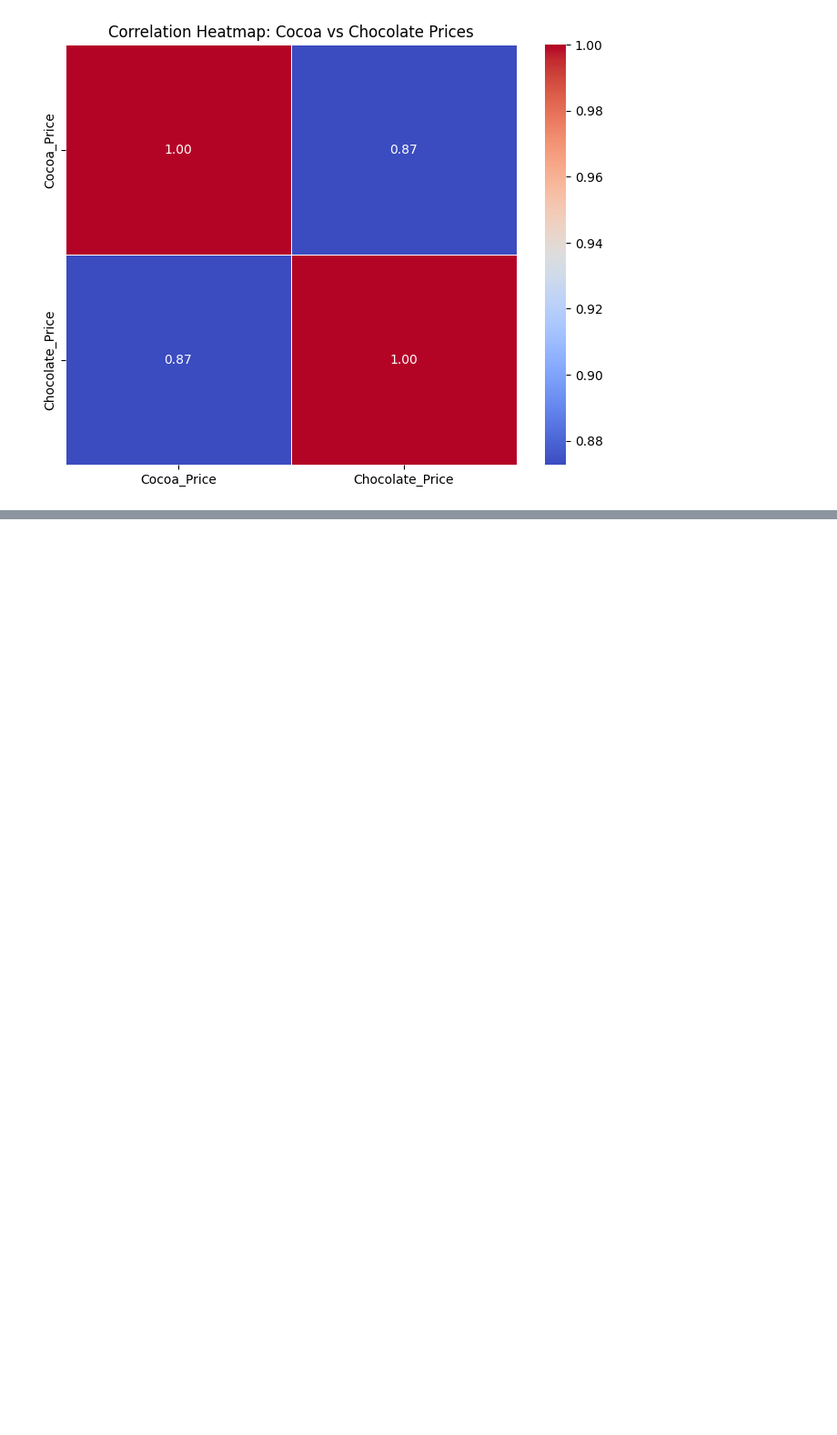
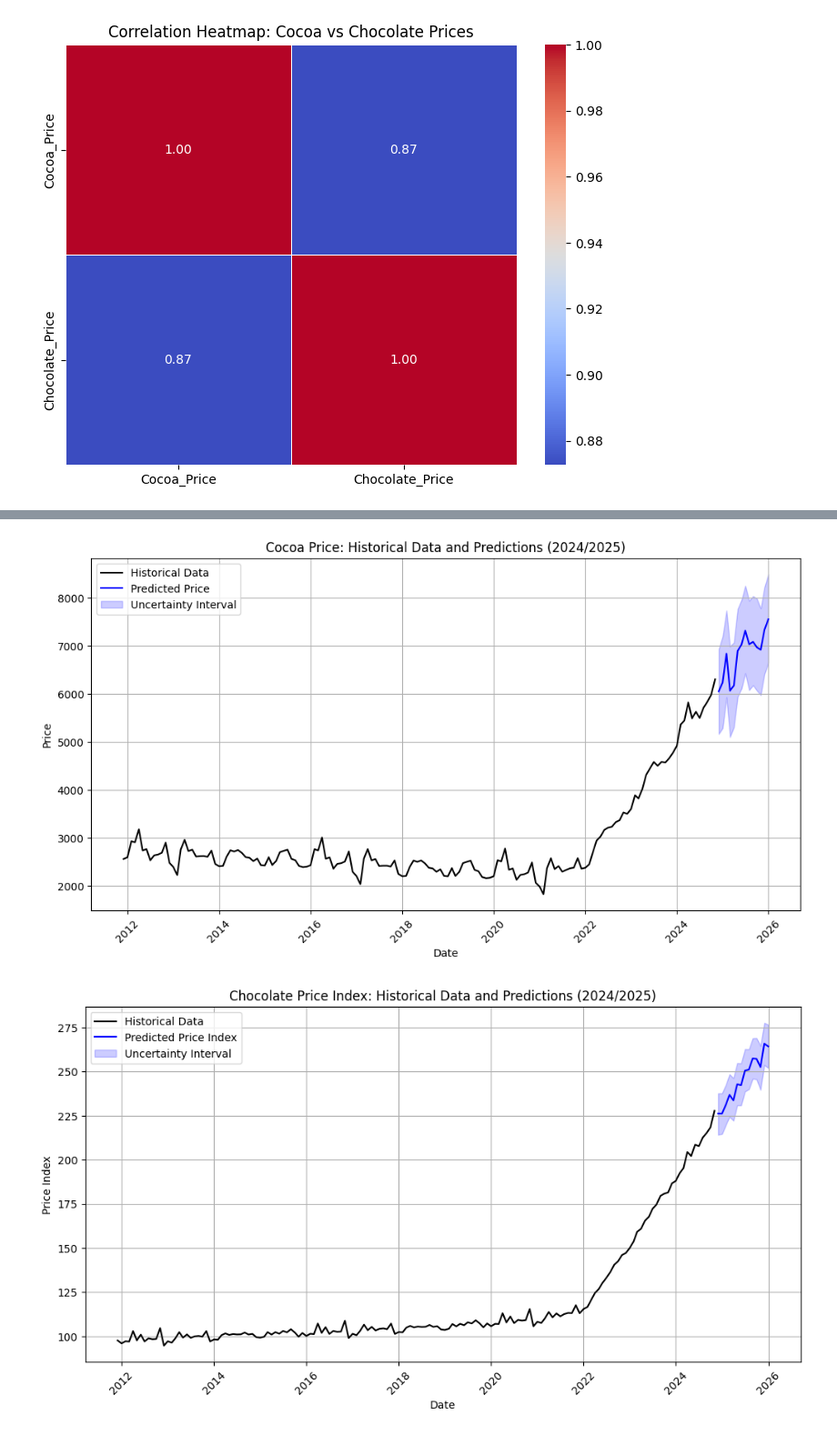
Before and after one commit to NoahGal-19/Group8, a Jupyter notebook: YIKE_QM2_Project.ipynb, the cells around one changed output, grey strips where cells are left out. Shown at 91% size. Cells and saved outputs as stored; diff of their text form; code cells hidden in the pictures; blank space fills up the shorter version.

```diff
--- a/YIKE_QM2_Project.ipynb
+++ b/YIKE_QM2_Project.ipynb
@@ -319,0 +314,78 @@ plt.show()
+# %%
+import pandas as pd
+from prophet import Prophet
+import matplotlib.pyplot as plt
+cocoa_price_path = 'Cocoa_Price.csv'
+chocolate_price_path = 'Chocolate_Price.csv'
+
+# Load and preprocess Cocoa Price data
+cocoa_price_data = pd.read_csv(cocoa_price_path, header=0, names=['observation_date', 'Cocoa_Price'])
+cocoa_price_data['observation_date'] = pd.to_datetime(cocoa_price_data['observation_date'], format='%d/%m/%Y')
+cocoa_price_data.set_index('observation_date', inplace=True)
+cocoa_price_data.sort_index(inplace=True)
+
+# Load and preprocess Chocolate Price data
+chocolate_price_data = pd.read_csv(chocolate_price_path, header=0, names=['observation_date', 'Chocolate_Price_Index'])
+chocolate_price_data['observation_date'] = pd.to_datetime(chocolate_price_data['observation_date'], format='%Y-%m-%d')
+chocolate_price_data.set_index('observation_date', inplace=True)
+chocolate_price_data.sort_index(inplace=True)
+
+# Prepare data for Prophet
+def prepare_prophet_data(series):
+    prophet_data = series.reset_index()
+    prophet_data.columns = ['ds', 'y']  # Prophet expects columns 'ds' (date) and 'y' (value)
+    return prophet_data
+
+# Prepare Cocoa and Chocolate data
+cocoa_prophet_data = prepare_prophet_data(cocoa_price_data['Cocoa_Price'])
+chocolate_prophet_data = prepare_prophet_data(chocolate_price_data['Chocolate_Price_Index'])
+
+# Prophet Forecasting Function
+def prophet_forecast(data, periods=14):  # Ensure it covers from end of 2024 to full 2025
+    model = Prophet()
+    model.fit(data)
+    future = model.make_future_dataframe(periods=periods, freq='M')  # Extend the timeframe
+    forecast = model.predict(future)
+    return forecast, model
+
+# Forecast using Prophet
+cocoa_prophet_forecast, cocoa_prophet_model = prophet_forecast(cocoa_prophet_data)
+chocolate_prophet_forecast, chocolate_prophet_model = prophet_forecast(chocolate_prophet_data)
+
+# Split Historical and Forecast Data
+cocoa_historical = cocoa_prophet_forecast[cocoa_prophet_forecast['ds'] <= cocoa_price_data.index[-1]]
+cocoa_future = cocoa_prophet_forecast[cocoa_prophet_forecast['ds'] > cocoa_price_data.index[-1]]
+
+chocolate_historical = chocolate_prophet_forecast[chocolate_prophet_forecast['ds'] <= chocolate_price_data.index[-1]]
+chocolate_future = chocolate_prophet_forecast[chocolate_prophet_forecast['ds'] > chocolate_price_data.index[-1]]
+
+# Plotting Cocoa Price: Historical + Prediction with Different Colors
+plt.figure(figsize=(12, 6))
+plt.plot(cocoa_historical['ds'], cocoa_historical['yhat'], label='Historical Data', color='black')
+plt.plot(cocoa_future['ds'], cocoa_future['yhat'], label='Predicted Price', color='blue')
+plt.fill_between(cocoa_future['ds'],
+                 cocoa_future['yhat_lower'],
+                 cocoa_future['yhat_upper'], color='blue', alpha=0.2, label='Uncertainty Interval')
+plt.title('Cocoa Price: Historical Data and Predictions (2024/2025)')
+plt.xlabel('Date')
+plt.ylabel('Price')
+plt.legend()
+plt.xticks(rotation=45)
+plt.grid()
+plt.show()
+
+# Plotting Chocolate Price Index: Historical + Prediction with Different Colors
+plt.figure(figsize=(12, 6))
+plt.plot(chocolate_historical['ds'], chocolate_historical['yhat'], label='Historical Data', color='black')
+plt.plot(chocolate_future['ds'], chocolate_future['yhat'], label='Predicted Price Index', color='blue')
+plt.fill_between(chocolate_future['ds'],
+                 chocolate_future['yhat_lower'],
+                 chocolate_future['yhat_upper'], color='blue', alpha=0.2, label='Uncertainty Interval')
+plt.title('Chocolate Price Index: Historical Data and Predictions (2024/2025)')
+plt.xlabel('Date')
+plt.ylabel('Price Index')
+plt.legend()
+plt.xticks(rotation=45)
+plt.grid()
+plt.show()
+# %% [output]
@@ -319,0 +409,2 @@ plt.show()
+[figure, added]
+[figure, added]
```
Also changed, not shown: parts of 11 cells of this notebook.
